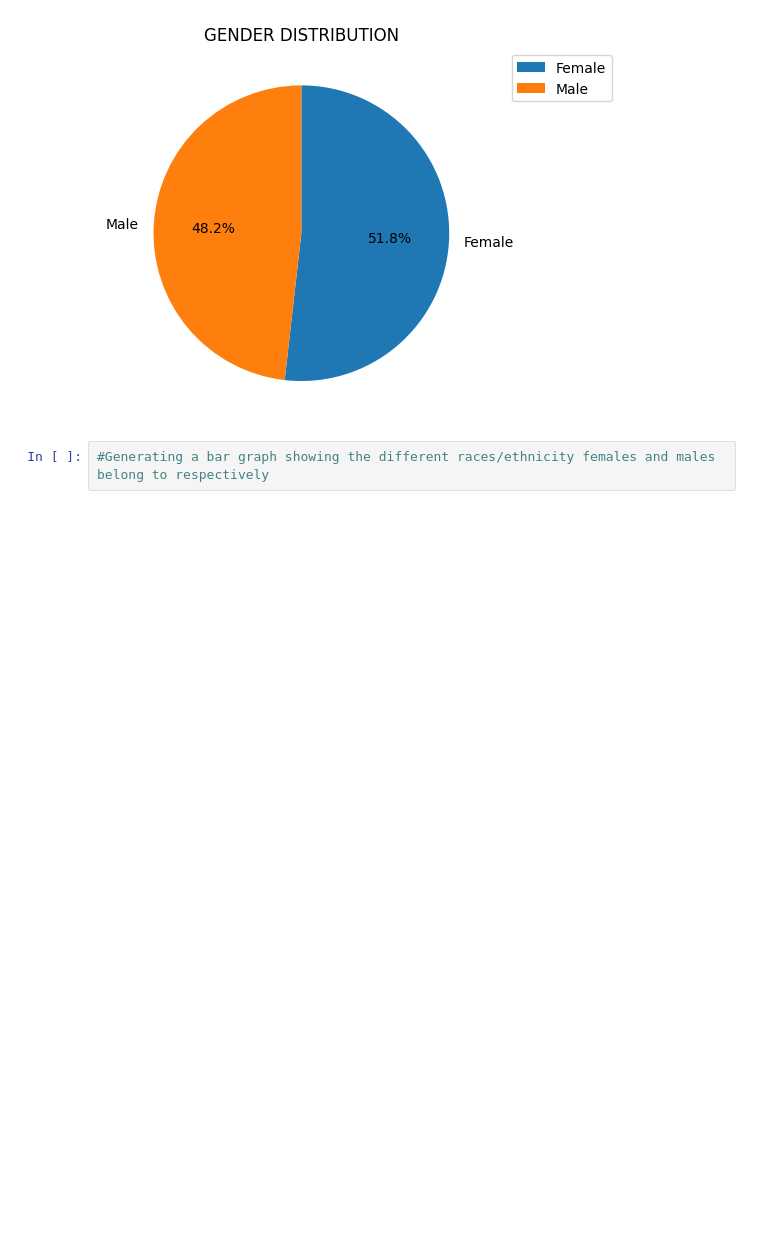
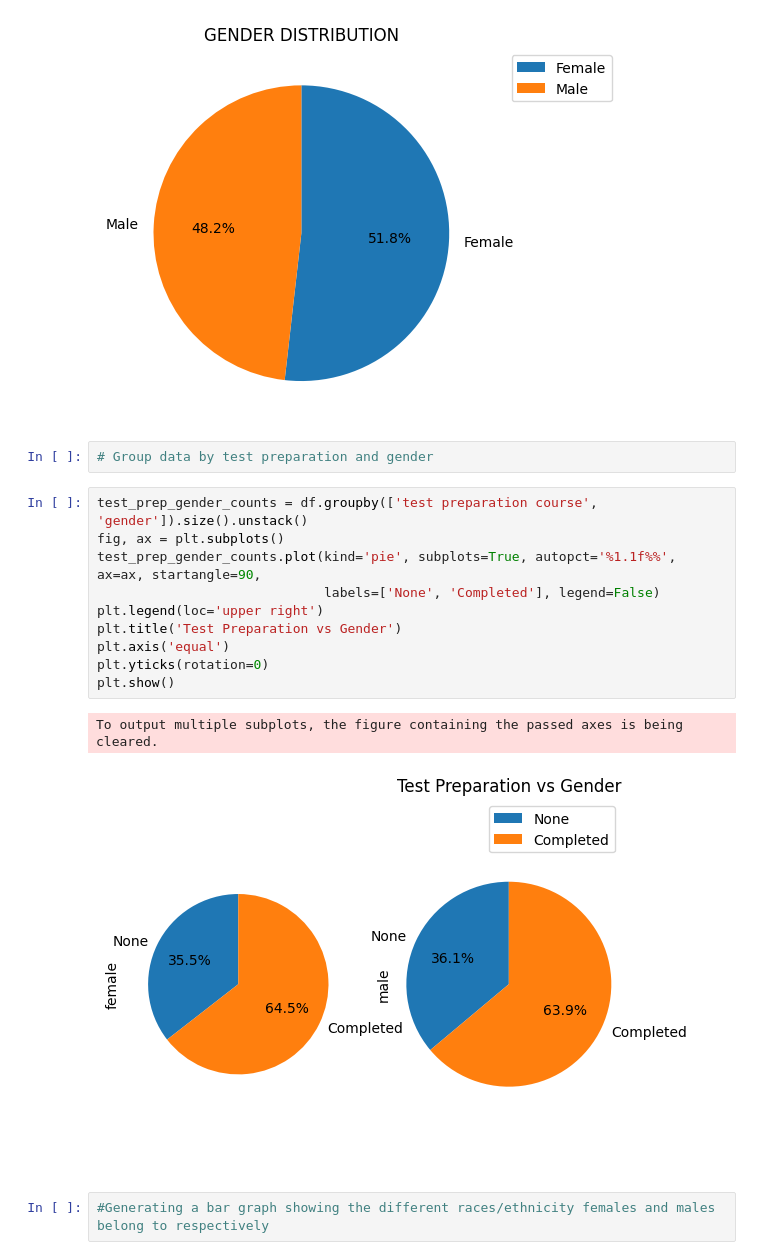
Before and after one commit to ArnavGhosh999/SCC, a Jupyter notebook: Student_Performancer.ipynb, the cells around one changed output. Cells and saved outputs as stored; diff of their text form; blank space fills up the shorter version.

```diff
--- a/Student_Performancer.ipynb
+++ b/Student_Performancer.ipynb
@@ -104,6 +104,21 @@ plt.legend(bbox_to_anchor=(1.05, 1), loc='upper left')
 plt.show()
 # %% [output]
 [figure]
+# %%
+# Group data by test preparation and gender
+# %%
+test_prep_gender_counts = df.groupby(['test preparation course', 'gender']).size().unstack()
+fig, ax = plt.subplots()
+test_prep_gender_counts.plot(kind='pie', subplots=True, autopct='%1.1f%%', ax=ax, startangle=90,
+                             labels=['None', 'Completed'], legend=False)
+plt.legend(loc='upper right')
+plt.title('Test Preparation vs Gender')
+plt.axis('equal')
+plt.yticks(rotation=0)
+plt.show()
+# %% [output]
+To output multiple subplots, the figure containing the passed axes is being cleared.
+[figure, added]
 # %%
 #Generating a bar graph showing the different races/ethnicity females and males belong to respectively
 # %%
```
Also changed, not shown: parts of 3 cells of this notebook.
